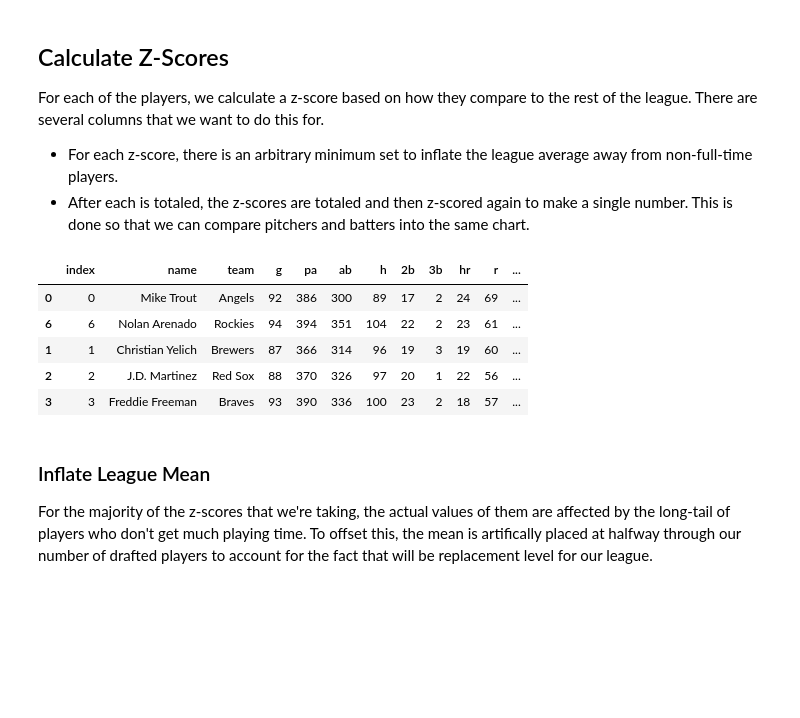
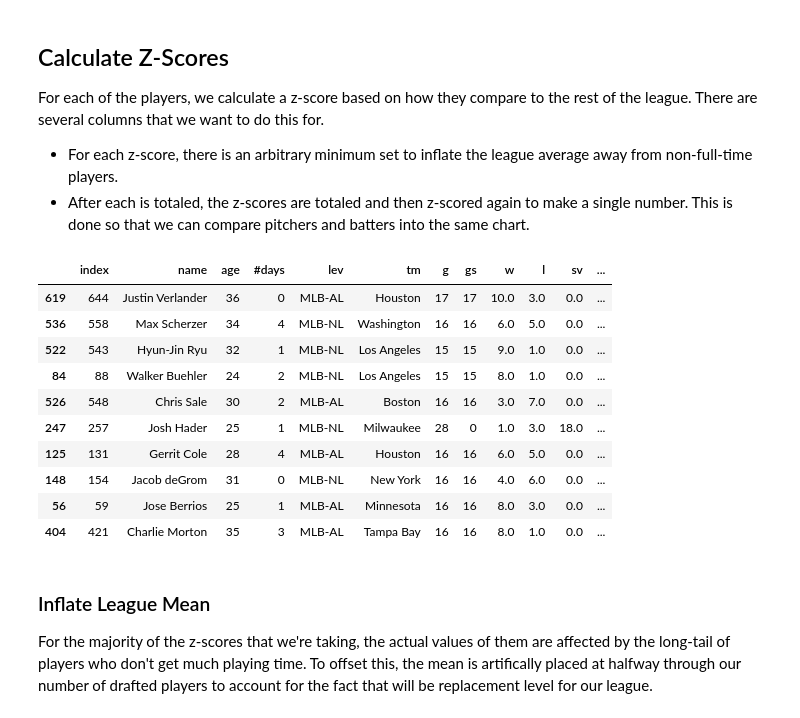
Before and after one commit to zmsy/notebooks, a Jupyter notebook: Player Z-scores.ipynb, the cells around one changed output. Cells and saved outputs as stored; diff of their text form; code cells hidden in the pictures; blank space fills up the shorter version.

Commit message:
Updates to scoring actuals

```diff
--- a/Player Z-scores.ipynb
+++ b/Player Z-scores.ipynb
@@ -67,15 +67,6 @@ dfba = pd.read_sql("select * from fantasy.batters_statcast_actuals", conn)
 dfpa.fillna(0, inplace=True)
 dfba.fillna(0, inplace=True)
 print()
-# %%
-dfb.head(5)
-# %% [output]
-|  | index | name | team | g | pa | ab | h | 2b | 3b | hr | r | ... |
-| 0 | 0 | Mike Trout | Angels | 92 | 386 | 300 | 89 | 17 | 2 | 24 | 69 | ... |
-| 6 | 6 | Nolan Arenado | Rockies | 94 | 394 | 351 | 104 | 22 | 2 | 23 | 61 | ... |
-| 1 | 1 | Christian Yelich | Brewers | 87 | 366 | 314 | 96 | 19 | 3 | 19 | 60 | ... |
-| 2 | 2 | J.D. Martinez | Red Sox | 88 | 370 | 326 | 97 | 20 | 1 | 22 | 56 | ... |
-| 3 | 3 | Freddie Freeman | Braves | 93 | 390 | 336 | 100 | 23 | 2 | 18 | 57 | ... |
 # %%
 # create any calculated columns necessary
 dfb['k_pct'] = (dfb['so'] / dfb['ab']).round(2)
@@ -93,7 +84,7 @@ print()
 # %%
 # thresholds for batters and pitchers
 MINIMUM_INNINGS_PITCHED = 100
-MINIMUM_INNINGS_PITCHED_ACTUALS = 20
+MINIMUM_INNINGS_PITCHED_ACTUALS = 20.0
 MINIMUM_PLATE_APPEARANCES = 180
 MINIMUM_PLATE_APPEARANCES_ACTUALS = 120
 min_pa = dfb['pa'] > MINIMUM_PLATE_APPEARANCES
@@ -131,7 +122,7 @@ dfba_score_cols = {
     "slg": {"dir": 1, "weight": 1.15}
 }
 dfpa_score_cols = {
-    "ip": {"dir": 1, "weight": 1.3},
+    "ip": {"dir": 1, "weight": 2.0},
     "era": {"dir": -1, "weight": 1.0},
     "hr9": {"dir": -1, "weight": 0.9},
     "so9": {"dir": 1, "weight": 1.0},
@@ -149,6 +140,10 @@ dfb_score_col_names = [x + "_score" for x in dfb_score_cols.keys()]
 dfba_score_col_names = [x + "_score" for x in dfba_score_cols.keys()]
 dfp_score_col_names = [x + "_score" for x in dfp_score_cols.keys()]
 dfpa_score_col_names = [x + "_score" for x in dfpa_score_cols.keys()]
+
+# filter out unqualifieds
+dfba = dfba[min_pa_act]
+dfpa = dfpa[min_ip_act]
 # %%
 # only mean and stdev are filtered by minimums, so that way the player's actual
 # projections are still counted normally.
@@ -214,7 +209,21 @@ dfpa['total_z_score_rank'] = dfpa['total_z_score'].rank(ascending=False)
 dfb.sort_values(by='total_z_score_rank', inplace=True)
 dfba.sort_values(by='total_z_score_rank', inplace=True)
 dfp.sort_values(by='total_z_score_rank', inplace=True)
-dfpa.sort_values(by='total_z_score_rank', inplace=True)
+dfpa.sort_values(by='total_z_score', ascending=False, inplace=True)
+# %%
+dfpa.head(10)
+# %% [output]
+|  | index | name | age | #days | lev | tm | g | gs | w | l | sv | ... |
+| 619 | 644 | Justin Verlander | 36 | 0 | MLB-AL | Houston | 17 | 17 | 10.0 | 3.0 | 0.0 | ... |
+| 536 | 558 | Max Scherzer | 34 | 4 | MLB-NL | Washington | 16 | 16 | 6.0 | 5.0 | 0.0 | ... |
+| 522 | 543 | Hyun-Jin Ryu | 32 | 1 | MLB-NL | Los Angeles | 15 | 15 | 9.0 | 1.0 | 0.0 | ... |
+| 84 | 88 | Walker Buehler | 24 | 2 | MLB-NL | Los Angeles | 15 | 15 | 8.0 | 1.0 | 0.0 | ... |
+| 526 | 548 | Chris Sale | 30 | 2 | MLB-AL | Boston | 16 | 16 | 3.0 | 7.0 | 0.0 | ... |
+| 247 | 257 | Josh Hader | 25 | 1 | MLB-NL | Milwaukee | 28 | 0 | 1.0 | 3.0 | 18.0 | ... |
+| 125 | 131 | Gerrit Cole | 28 | 4 | MLB-AL | Houston | 16 | 16 | 6.0 | 5.0 | 0.0 | ... |
+| 148 | 154 | Jacob deGrom | 31 | 0 | MLB-NL | New York | 16 | 16 | 4.0 | 6.0 | 0.0 | ... |
+| 56 | 59 | Jose Berrios | 25 | 1 | MLB-AL | Minnesota | 16 | 16 | 8.0 | 3.0 | 0.0 | ... |
+| 404 | 421 | Charlie Morton | 35 | 3 | MLB-AL | Tampa Bay | 16 | 16 | 8.0 | 1.0 | 0.0 | ... |
 # %% [markdown]
 ### Inflate League Mean
 
```
Also changed, not shown: parts of 1 cell of this notebook.
